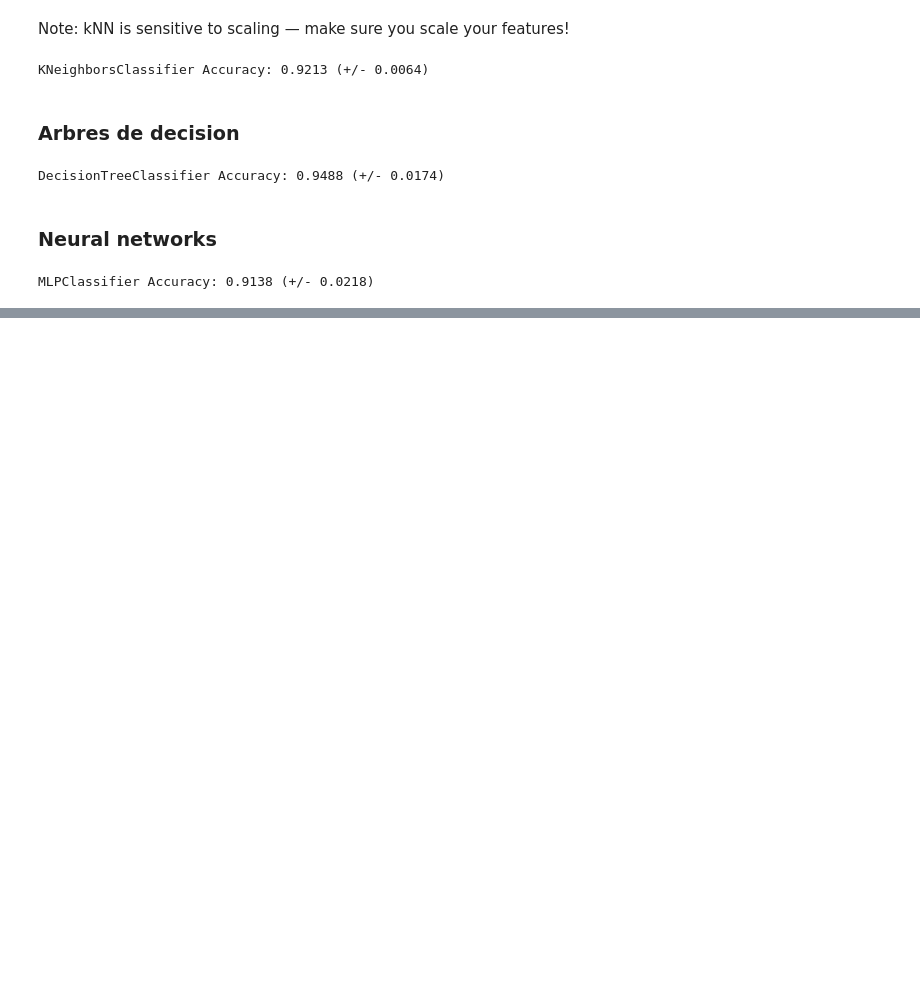
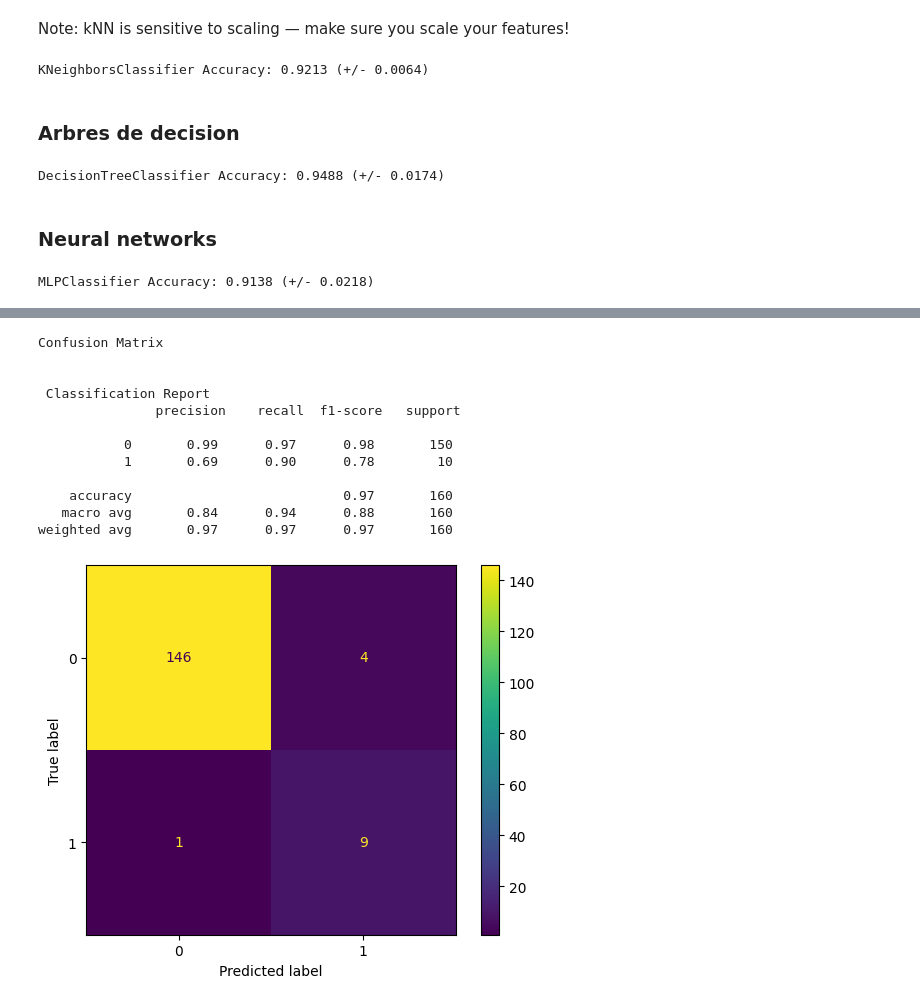
Before and after one commit to soleilzero/PokemonClassification, a Jupyter notebook: notebook.ipynb, the cells around one changed output, grey strips where cells are left out. Saved outputs shown, nothing was run; the diff lists cells and outputs as text; code cells hidden in the pictures; blank space fills up the shorter version.

```diff
--- a/notebook.ipynb
+++ b/notebook.ipynb
@@ -103,4 +97,4 @@ Some algorithms (like kNN or neural networks) are sensitive to scale.
 # %% [markdown]
 We do the training/testing dataset division before the feature selection, to avoid data leakage.
 # %%
-X_train, X_test, y_train, y_test = sk.model_selection.train_test_split(X_scaled, y, test_size=0.2, random_state=42)
+X_train, X_test, y_train, y_test = sk.model_selection.train_test_split(X, y, test_size=0.2, random_state=42)
@@ -214,10 +138,0 @@ Can we call that function on the data with the column names?
-# %%
-from sklearn.feature_selection import RFE
-from sklearn.ensemble import RandomForestClassifier
-
-model = RandomForestClassifier()
-rfe = RFE(model, n_features_to_select=10)
-rfe.fit(X, y)
-
-selected_features = X.columns[rfe.support_]
-print(selected_features)
@@ -266,0 +205,23 @@ MLPClassifier Accuracy: 0.9138 (+/- 0.0218)
+# %%
+
+model.fit(X_train, y_train)
+y_pred = model.predict(X_test)
+confusion_matrix = sk.metrics.confusion_matrix(y_test, y_pred)
+disp = sk.metrics.ConfusionMatrixDisplay(confusion_matrix)
+print("Confusion Matrix \n")
+disp.plot()
+print("\n Classification Report \n", sk.metrics.classification_report(y_test, y_pred))
+# %% [output]
+Confusion Matrix
+
+
+ Classification Report
+               precision    recall  f1-score   support
+
+           0       0.99      0.97      0.98       150
+           1       0.69      0.90      0.78        10
+
+    accuracy                           0.97       160
+   macro avg       0.84      0.94      0.88       160
+weighted avg       0.97      0.97      0.97       160
+[figure, added]
```
Also changed, not shown: parts of 39 cells of this notebook.
